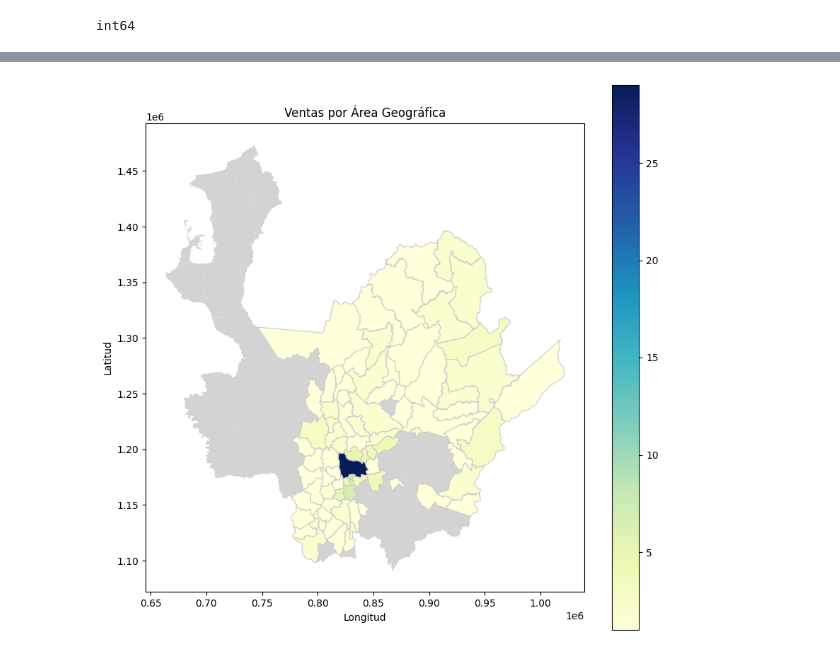
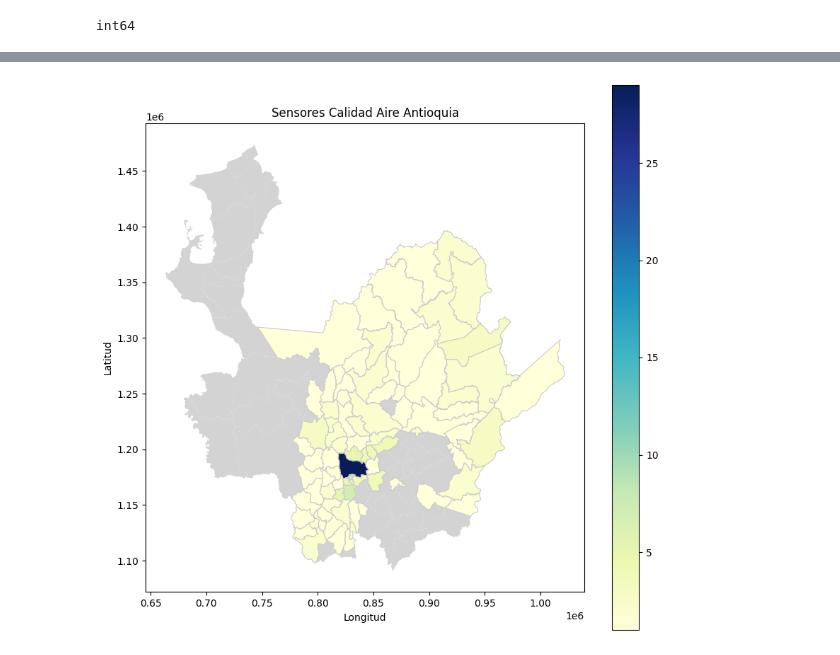
Before and after one commit to stijopa/Tesis, a Jupyter notebook: EDA_Tesis.ipynb, the cells around one changed output, grey strips where cells are left out. Saved outputs shown, nothing was run; the diff lists cells and outputs as text; code cells hidden in the pictures.

Commit message:
Mapa Sensores OK

```diff
--- a/EDA_Tesis.ipynb
+++ b/EDA_Tesis.ipynb
@@ -103,15 +8,0 @@ plt.show()
-# %%
-#Obtenemos el nombre de las columnas y su número
-cols = df.columns.values
-col_num = 12
-#calculamos el eje vertical para el tamaño de la gráfica
-row_num = len(cols)-1/col_num
-#Definimos el tamaño de forma dinámica para poder reutilizar el código
-plt.figure(figsize=(col_num,5*row_num))
-#Creamos una gráfica de cajas para cada columna
-for i in range(0,len(cols)):
-  plt.subplot(row_num + 1, col_num,i+1)
-  sns.set_style('whitegrid')
-  #IMPORTANTE Para visualizar los gráficos de forma vertical es importante especificar los datos en la variable 'y' de esta manera 'y=data'
-  sns.boxplot(y=df[cols[i]],color='green',orient='v')
-  plt.tight_layout()
@@ -538,32 +226,32 @@ conteo_por_grupo
 # Ant.plot(ax=ax, color='lightgrey') ### Nueva
 # ventas_geo.plot(column="Ventas", cmap="YlGnBu", linewidth=0.8, ax=ax, edgecolor="0.8", legend=True)
 # plt.title("Ventas por Área Geográfica")
 # plt.xlabel("Longitud")
 # plt.ylabel("Latitud")
 # plt.show()
 
 #######################################
 
 # Datos en arrays de NumPy
 #COD_MPIO = conteo_por_valor['COD_MPIO']
 COD_MPIO = conteo_por_grupo['COD_MPIO']
 
 #COD_MPIO = Municios_Unicos### DEBE TENER EL MISMO TAMAÑO de las ventas.
 #ventas = np.array([25, 30, 35, 40])
 Cantidad = conteo_por_grupo['cantidad'].values
 
 # Crear DataFrame
 numero_estaciones = pd.DataFrame({'COD_MPIO': COD_MPIO, 'cantidad': Cantidad})
 
 ventas_df = pd.DataFrame(numero_estaciones)
 ventas_geo = pd.merge(Ant, numero_estaciones, on="COD_MPIO", how="left")
 
 fig, ax = plt.subplots(figsize=(10, 10))
 Ant.plot(ax=ax, color='lightgrey') ### Nueva
 ventas_geo.plot(column="cantidad", cmap="YlGnBu", linewidth=0.8, ax=ax, edgecolor="0.8", legend=True)
-plt.title("Ventas por Área Geográfica")
+plt.title("Sensores Calidad Aire Antioquia")
 plt.xlabel("Longitud")
 plt.ylabel("Latitud")
 plt.show()
 # %% [output]
-[figure, old version]
+[figure, new version]
```
Also changed, not shown: parts of 30 cells of this notebook.
